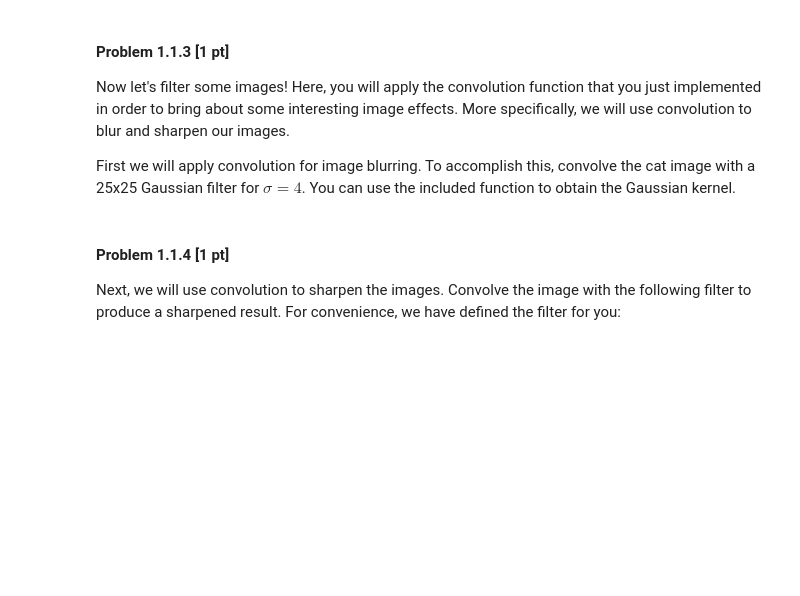
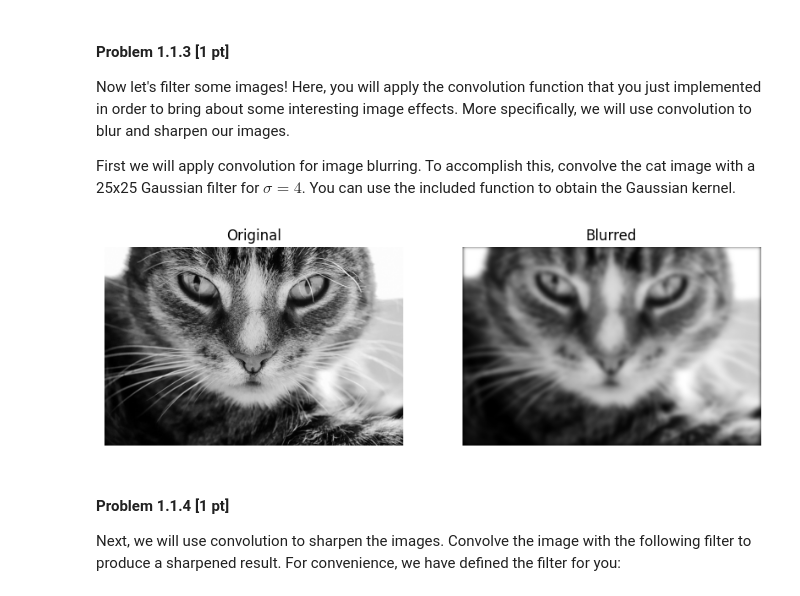
Before and after one commit to evanwc/CSE252A, a Jupyter notebook: A2/CSE252A_FA25_assignment_2.ipynb, the cells around one changed output. Drawn from its saved outputs; the diff is of its cells as text; code cells hidden in the pictures; blank space fills up the shorter version.

```diff
--- a/A2/CSE252A_FA25_assignment_2.ipynb
+++ b/A2/CSE252A_FA25_assignment_2.ipynb
@@ -249,34 +251,37 @@ def blur_image(img, sigma):
         img: numpy array of shape (H, W)
         sigma: standard deviation of the Gaussian filter
     Returns:
         blurred_img: numpy array of shape (H, W)
     """
     blurred_img = np.zeros_like(img)
     """ ==========
     YOUR CODE HERE
     ========== """
+    blurred_img = conv(img, gaussian2d(sigma))
 
     return blurred_img
 
 # Plot original image and blurred image
 plt.figure(figsize=(10,10))
 plt.subplot(2,2,1)
 plt.imshow(img,cmap='gray')
 plt.title('Original')
 plt.axis('off')
 
 
 """ ==========
 YOUR CODE HERE TO COMPUTE BLURRED IMAGE
 ========== """
-blurred_cat =
+blurred_cat = blur_image(img, 4)
 
 plt.subplot(2,2,2)
 plt.imshow(blurred_cat,cmap='gray')
 plt.title('Blurred')
 plt.axis('off')
 
 plt.show()
+# %% [output]
+[figure, added]
 # %% [markdown]
 #### Problem 1.1.4 [1 pt]
 Next, we will use convolution to sharpen the images. Convolve the image with the following filter to produce a sharpened result. For convenience, we have defined the filter for you:
```
Also changed, not shown: parts of 17 cells of this notebook.
